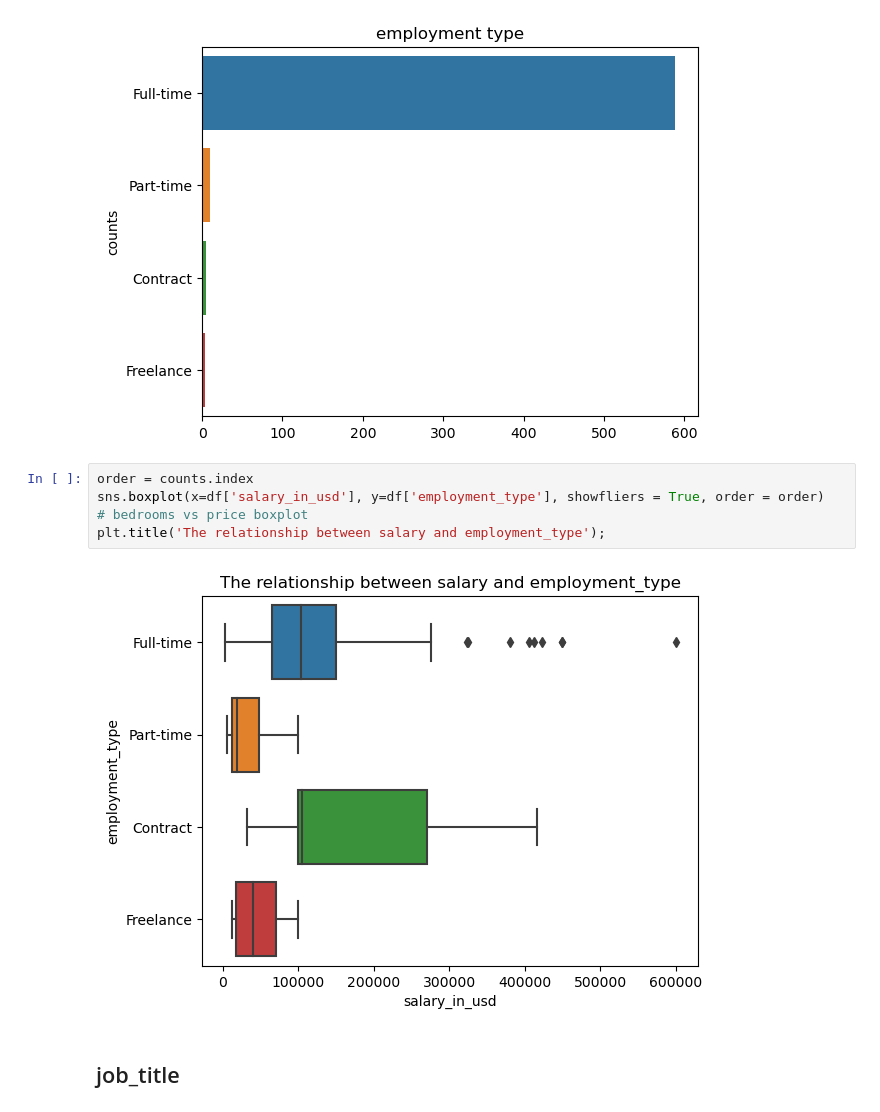
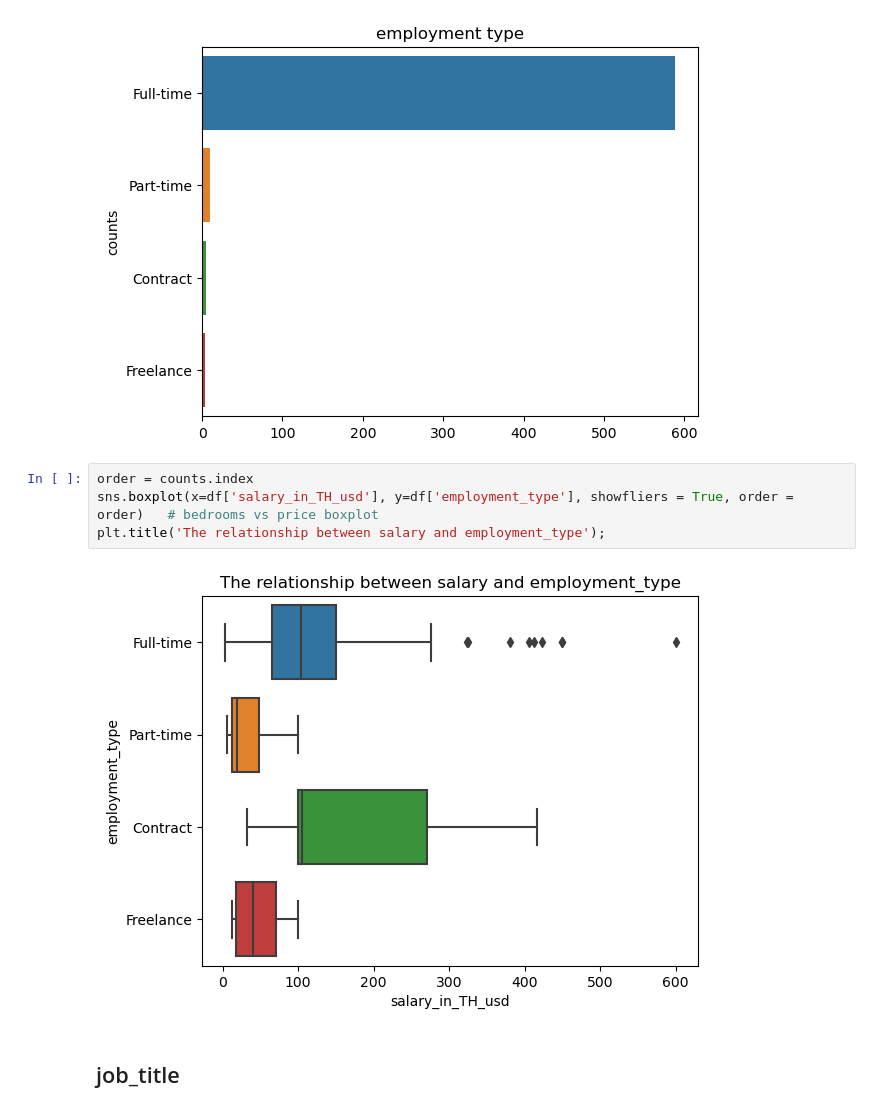
Before and after one commit to NadezhdaGruzdeva/GB-graduate-work, a Jupyter notebook: ds_salaries.ipynb, the cells around one changed output. Saved outputs shown, nothing was run; the diff lists cells and outputs as text.

```diff
--- a/ds_salaries.ipynb
+++ b/ds_salaries.ipynb
@@ -219,10 +273,10 @@ Text(0.5, 1.0, 'employment type')
 [figure]
 # %%
 order = counts.index
-sns.boxplot(x=df['salary_in_usd'], y=df['employment_type'], showfliers = True, order = order)   # bedrooms vs price boxplot
+sns.boxplot(x=df['salary_in_TH_usd'], y=df['employment_type'], showfliers = True, order = order)   # bedrooms vs price boxplot
 plt.title('The relationship between salary and employment_type');
 # %% [output]
-[figure, old version]
+[figure, new version]
 # %% [markdown]
 ## job_title
 # %%
```
Also changed, not shown: parts of 11 cells of this notebook.
